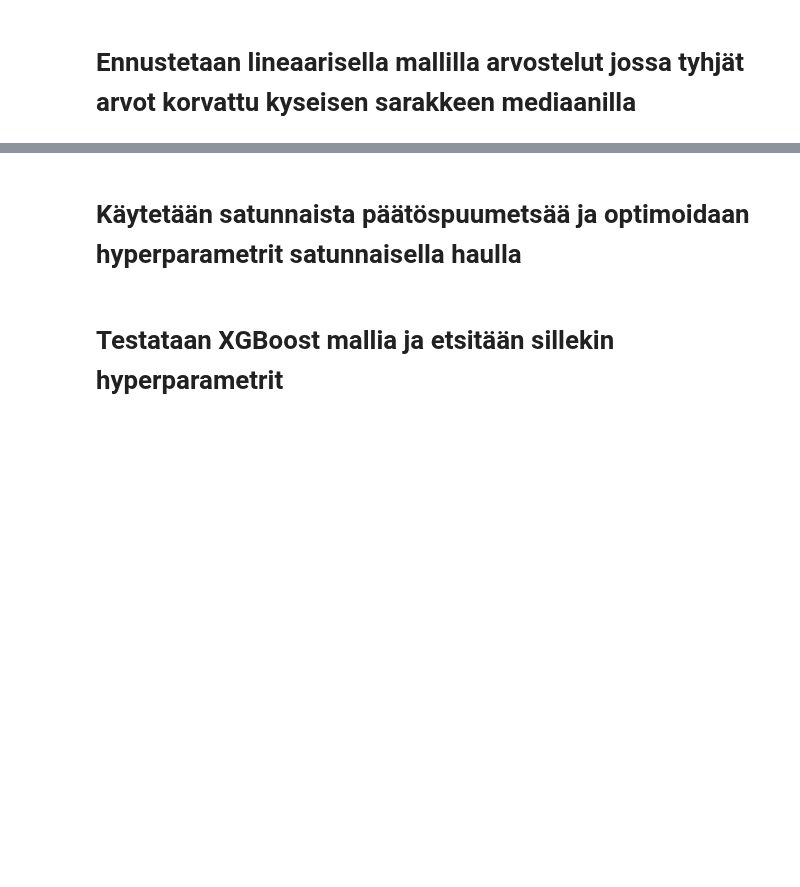
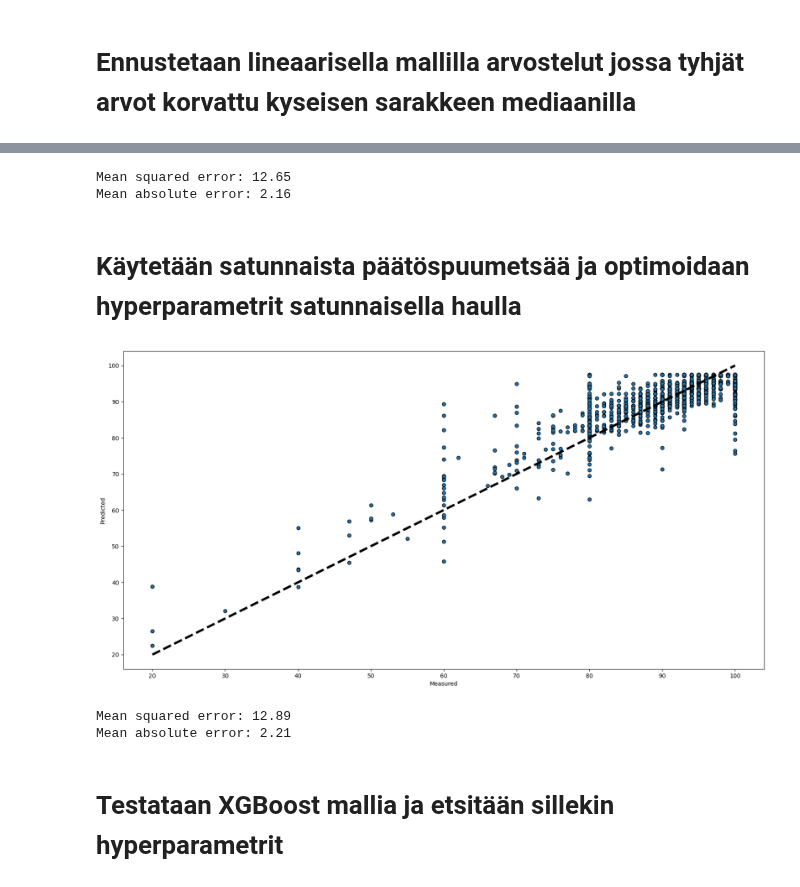
Before and after one commit to THalfar/JoDa, a Jupyter notebook: categorical_and_missing_data.ipynb, the cells around one changed output, grey strips where cells are left out. Drawn from its saved outputs; the diff is of its cells as text; code cells hidden in the pictures; blank space fills up the shorter version.

```diff
--- a/categorical_and_missing_data.ipynb
+++ b/categorical_and_missing_data.ipynb
@@ -115,8 +249,13 @@ print(df_imp.corr()['review_scores_rating'])
 mse = mean_squared_error(predictions, y_test)
 mae = mean_absolute_error(predictions, y_test)
 
+print(f"Mean squared error: {mse:.2f}\nMean absolute error: {mae:.2f}")
+
 # Pidetään tällä yllä eri mallien suorituskykyä
 models_performance = pd.DataFrame({'Model Name': ['Linear Regression'], 'MSE': [mse], 'MAE': [mae]})
+# %% [output]
+Mean squared error: 12.65
+Mean absolute error: 2.16
 # %% [markdown]
 # Käytetään satunnaista päätöspuumetsää ja optimoidaan hyperparametrit satunnaisella haulla
 # %%
@@ -137,34 +276,38 @@ param_space = {
 
 # Haetaan parhaat hyperparametrit
 random_search = RandomizedSearchCV(
 estimator = rf,
 param_distributions = param_space,
 cv = 5,
 n_jobs= -2,
-n_iter = 100,
+n_iter = 1,
 verbose = 0
 )
 
 random_search.fit(X_train, y_train)
 best_model = random_search.best_estimator_
 
 # Käytetään parhaita hyperparametrejä
 predictions = best_model.predict(X_test)
 
 # Tarkastellaan mallin toimivuutta
 fig, ax = plt.subplots(figsize = (20,10))
 ax.scatter(y_test, predictions, edgecolors=(0, 0, 0))
 ax.plot([y_test.min(), y_test.max()], [y_test.min(), y_test.max()], 'k--', lw=4)
 ax.set_xlabel('Measured')
 ax.set_ylabel('Predicted')
 plt.show()
 
 mse = mean_squared_error(predictions, y_test)
 mae = mean_absolute_error(predictions, y_test)
 print(f"Mean squared error: {mse:.2f}\nMean absolute error: {mae:.2f}")
 
 # Tallennetaan mallin suorituskyky
 models_performance = pd.concat([models_performance, pd.DataFrame({'Model Name': ['RandomForestRegressor'], 'MSE': [mse], 'MAE': [mae]})], ignore_index=True)
+# %% [output]
+[figure, added]
+Mean squared error: 12.89
+Mean absolute error: 2.21
 # %% [markdown]
 # Testataan XGBoost mallia ja etsitään sillekin hyperparametrit
 # %%
```
Also changed, not shown: parts of 19 cells of this notebook, 2 other files.
